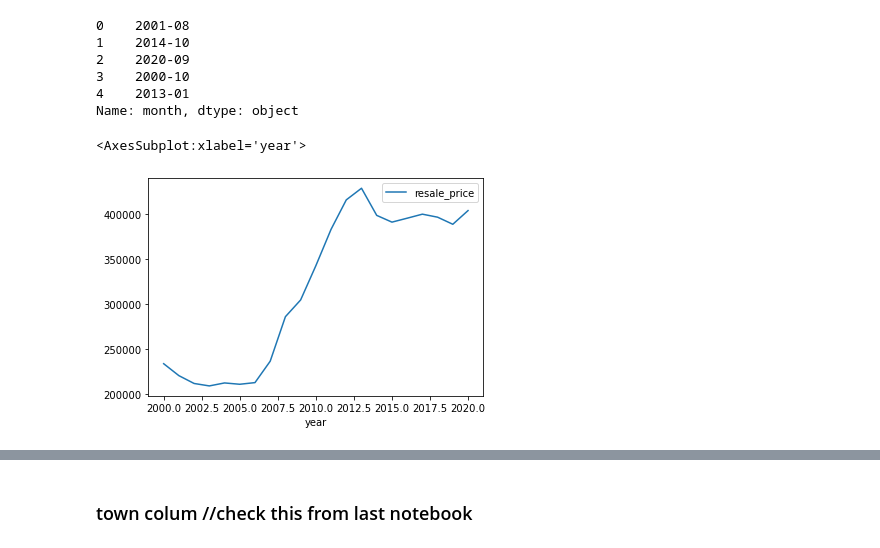
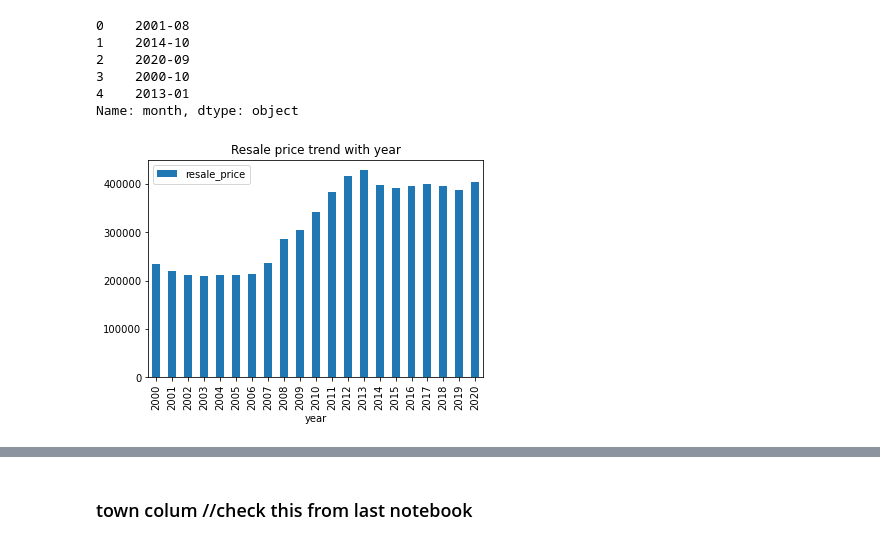
Before and after one commit to dheeraj-sn/hdb_resale_price_prediction, a Jupyter notebook: EDA and Pre-processing.ipynb, the cells around one changed output, grey strips where cells are left out. Saved outputs shown, nothing was run; the diff lists cells and outputs as text; code cells hidden in the pictures.

```diff
--- a/EDA and Pre-processing.ipynb
+++ b/EDA and Pre-processing.ipynb
@@ -207,7 +210,7 @@ train_df = train_df.drop('month',1)
 test_df = test_df.drop('month',1)
 # %%
 df_year = train_df.groupby(['year'],as_index=True).mean()[['resale_price']]
-df_year.plot(kind='line')
+df_year.plot(kind='bar',title="Resale price trend with year")
+plt.savefig("./yeartrend.tiff",dpi=300)
 # %% [output]
-<AxesSubplot:xlabel='year'>
-[figure, old version]
+[figure, new version]
```
Also changed, not shown: parts of 18 cells of this notebook, 1 other file.
